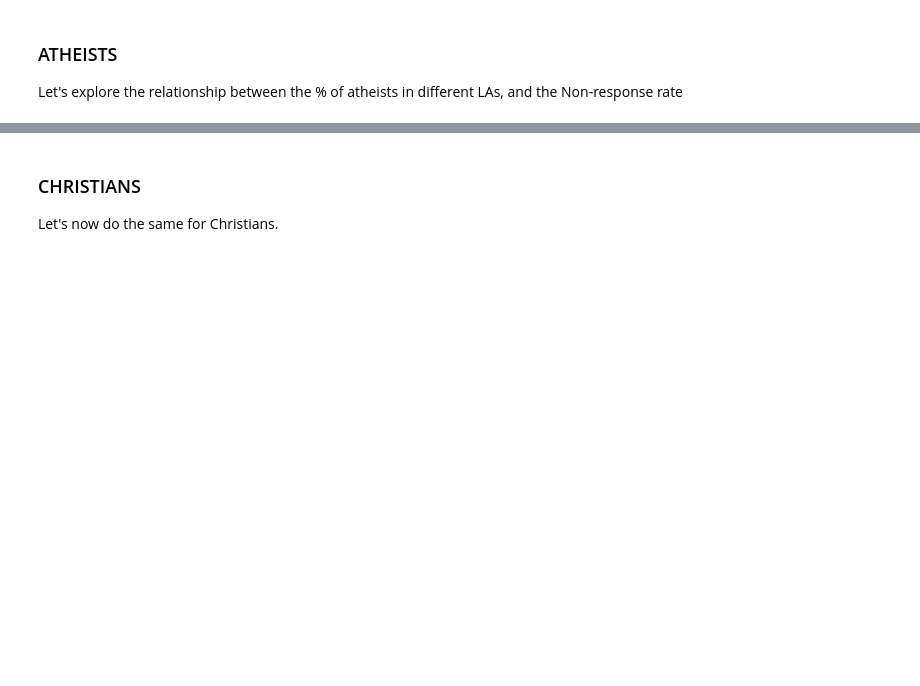
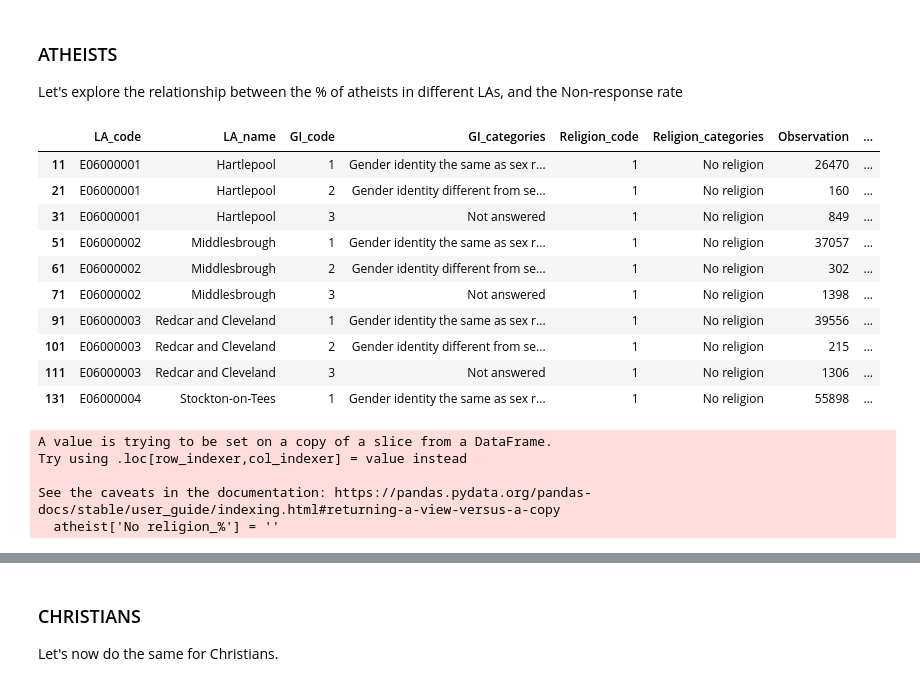
Before and after one commit to UKDataServiceOpen/InteractiveGender, a Jupyter notebook: Python/Non_response_GI.ipynb, the cells around one changed output, grey strips where cells are left out. Cells and saved outputs as stored; diff of their text form; code cells hidden in the pictures; blank space fills up the shorter version.

```diff
--- a/Python/Non_response_GI.ipynb
+++ b/Python/Non_response_GI.ipynb
@@ -832,8 +1218,20 @@ Let's explore the relationship between the % of atheists in different LAs, and t
 # %%
 # First, we subset our dataframe to only get data where rel1igion_category == No rel1igion
 
-atheist = rel1[(rel1.rel1igion_categories == 'No rel1igion')]
+atheist = rel1[(rel1.Religion_categories == 'No religion')]
 atheist.head(10)
+# %% [output]
+|  | LA_code | LA_name | GI_code | GI_categories | Religion_code | Religion_categories | Observation | ... |
+| 11 | E06000001 | Hartlepool | 1 | Gender identity the same as sex r... | 1 | No religion | 26470 | ... |
+| 21 | E06000001 | Hartlepool | 2 | Gender identity different from se... | 1 | No religion | 160 | ... |
+| 31 | E06000001 | Hartlepool | 3 | Not answered | 1 | No religion | 849 | ... |
+| 51 | E06000002 | Middlesbrough | 1 | Gender identity the same as sex r... | 1 | No religion | 37057 | ... |
+| 61 | E06000002 | Middlesbrough | 2 | Gender identity different from se... | 1 | No religion | 302 | ... |
+| 71 | E06000002 | Middlesbrough | 3 | Not answered | 1 | No religion | 1398 | ... |
+| 91 | E06000003 | Redcar and Cleveland | 1 | Gender identity the same as sex r... | 1 | No religion | 39556 | ... |
+| 101 | E06000003 | Redcar and Cleveland | 2 | Gender identity different from se... | 1 | No religion | 215 | ... |
+| 111 | E06000003 | Redcar and Cleveland | 3 | Not answered | 1 | No religion | 1306 | ... |
+| 131 | E06000004 | Stockton-on-Tees | 1 | Gender identity the same as sex r... | 1 | No religion | 55898 | ... |
 # %%
 # So, whilst we have the % of atheists for each GI category for each individual LA...
 # We now want to know the total % of atheists in each LA
@@ -844,9 +1242,15 @@ for i in atheist.LA_code.unique():
 
     v = atheist[atheist.LA_code == i]
 
-    perc = v.Percentages.sum()
+    perc = v.Group_Percentages.sum()
 
     atheist.loc[v.index, 'No religion_%'] = perc
+# %% [output]
+A value is trying to be set on a copy of a slice from a DataFrame.
+Try using .loc[row_indexer,col_indexer] = value instead
+
+See the caveats in the documentation: https://pandas.pydata.org/pandas-docs/stable/user_guide/indexing.html#returning-a-view-versus-a-copy
+  atheist['No religion_%'] = ''
 # %%
 # Now we have...
 # e.g. Hartlepool, our total % of atheists is 36.79% and out of that number...
```
Also changed, not shown: parts of 90 cells of this notebook, 7 other files.
